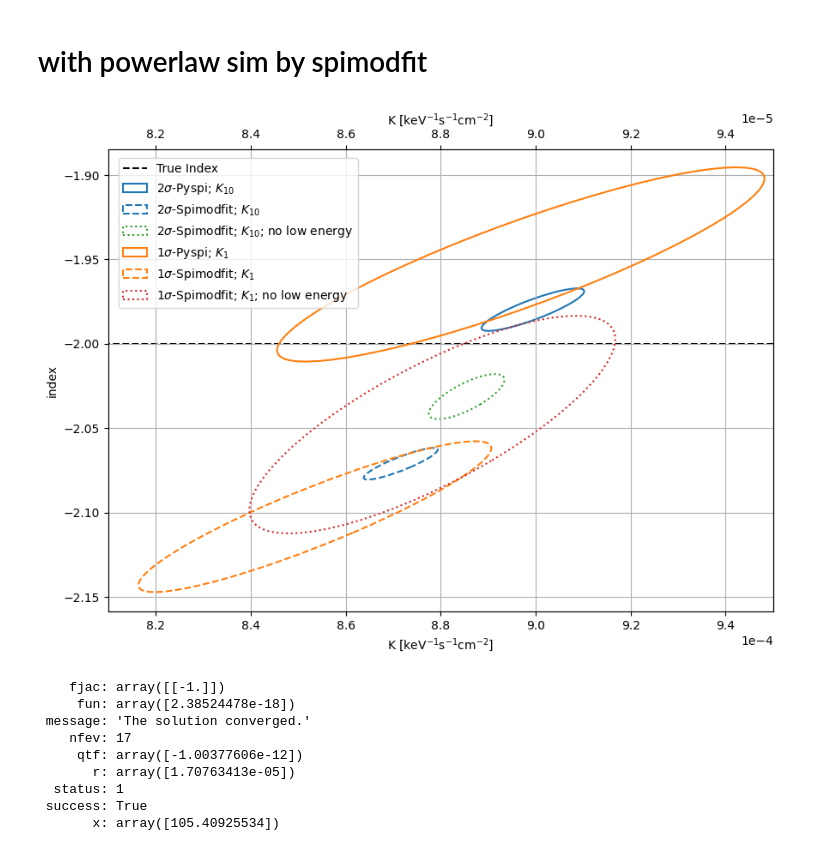
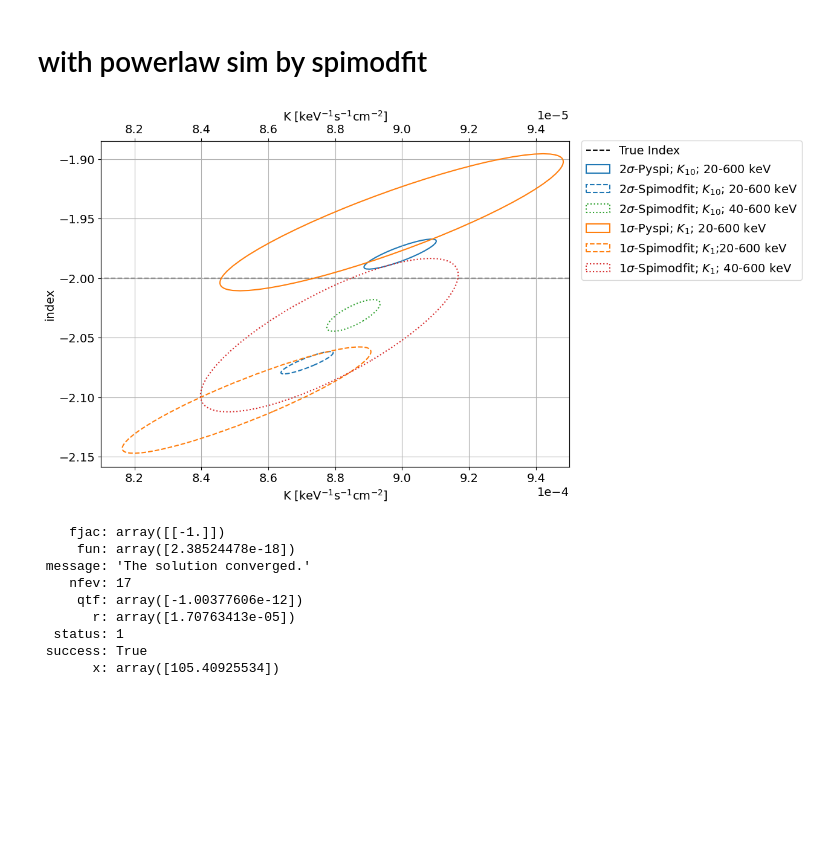
Before and after one commit to timmguthle/INTEGRAL-SPI, a Jupyter notebook: main_files/smf_simulations/plots_comparison.ipynb, the cells around one changed output. Cells and saved outputs as stored; diff of their text form; code cells hidden in the pictures; blank space fills up the shorter version.

```diff
--- a/main_files/smf_simulations/plots_comparison.ipynb
+++ b/main_files/smf_simulations/plots_comparison.ipynb
@@ -271,12 +272,12 @@ folders = [
 
 
 names = [
-    'Pyspi; $K_{10}$',
-    'Pyspi; $K_1$',
-    'Spimodfit; $K_{10}$',
-    'Spimodfit; $K_1$',
-    'Spimodfit; $K_{10}$; no low energy',
-    'Spimodfit; $K_1$; no low energy',
+    'Pyspi; $K_{10}$; 20-600 keV',
+    'Pyspi; $K_1$; 20-600 keV',
+    'Spimodfit; $K_{10}$; 20-600 keV',
+    'Spimodfit; $K_1$;20-600 keV',
+    'Spimodfit; $K_{10}$; 40-600 keV',
+    'Spimodfit; $K_1$; 40-600 keV',
 ]
 
 std_devs = [
@@ -316,35 +317,36 @@ linestyles = [
 # %%
 import math
 %matplotlib inline
+plt.rcParams.update({'font.size': 14})
 
 fig, ax = plt.subplots(figsize=(10, 7))
 ax2 = ax.twiny()
 
 ax.plot((0, 5e-2),(-2, -2), "k--", label="True Index", zorder=0)
 
 for folder, name, edgecolor, linestyle, std_dev in zip(folders, names, edgecolors, linestyles, std_devs):
     with open(f"{folder}/source_parameters.pickle", "rb") as f:
         val, cov = pickle.load(f)
     if "K_1/" in folder:
         confidence_ellipse(val, cov, ax2, n_std=std_dev, edgecolor=edgecolor, label=name, ls=linestyle, linewidth=1.5)
     else:
         confidence_ellipse(val, cov, ax, n_std=std_dev, edgecolor=edgecolor, label=name, ls=linestyle, linewidth=1.5)
 # ax.plot(real_vals[0], real_vals[1], "ko", label="True Values")
 ax2.autoscale()
 ax.autoscale()
 ax_limits = np.array([8.1e-4, 9.5e-4])
 ax.set_xlim(*ax_limits)
 ax2.set_xlim(*ax_limits/10)
 ax.grid()
 
 
 # fig.legend(loc='upper right', bbox_to_anchor=(1.1,0.89), ncol=1)
-fig.legend(loc="upper left", bbox_to_anchor=(0.13, 0.875), ncol=1)
+fig.legend(loc="upper left", bbox_to_anchor=(0.91, 0.895), ncol=1)
 #plt.legend()
 ax.set_xlabel("K [keV$^{-1}$s$^{-1}$cm$^{-2}$]")
 ax2.set_xlabel("K [keV$^{-1}$s$^{-1}$cm$^{-2}$]")
 ax.set_ylabel("index")
 ax.ticklabel_format(style='sci', axis='x', scilimits=(0,0))
 ax2.ticklabel_format(style='sci', axis='x', scilimits=(0,0))
 # %% [output]
-[figure, old version]
+[figure, new version]
```
Also changed, not shown: parts of 2 cells of this notebook, 6 other files.
